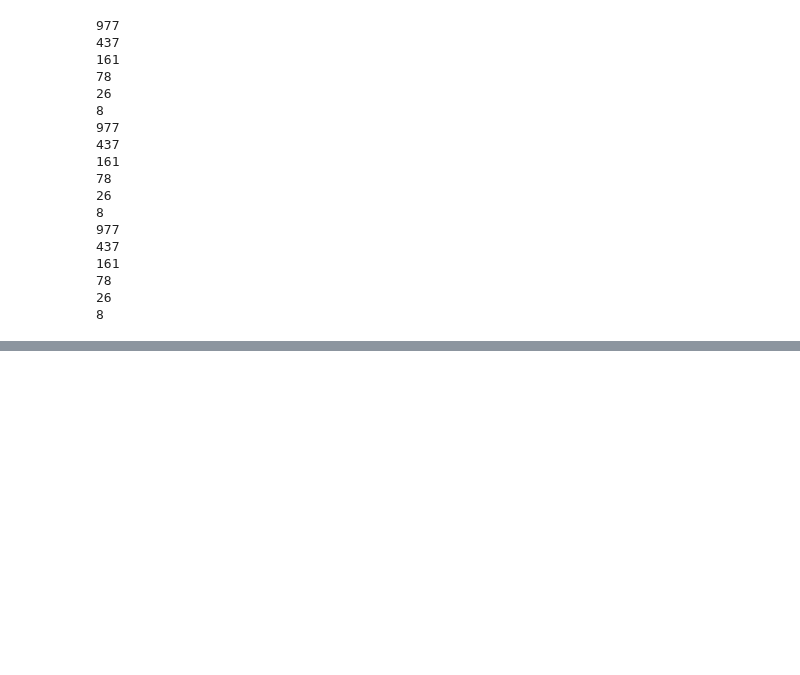
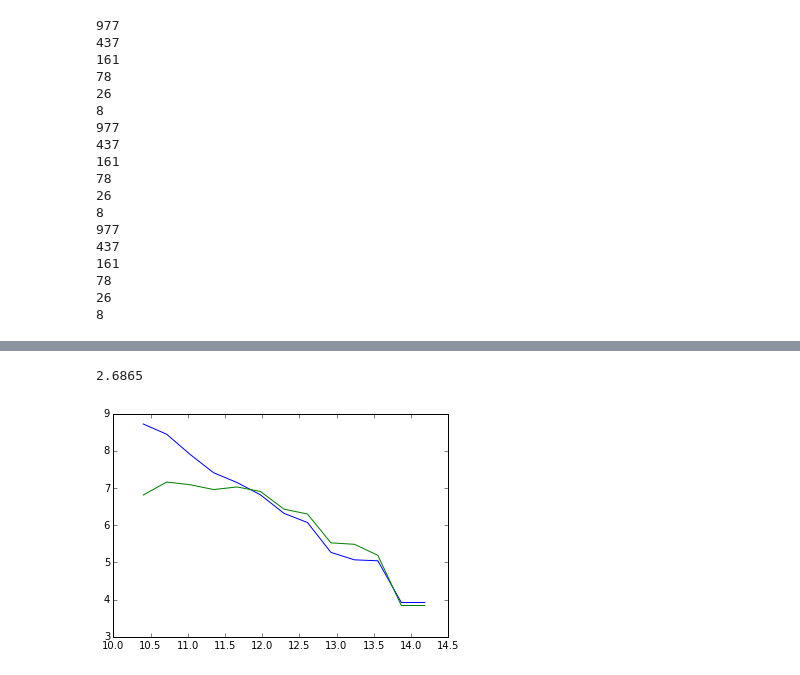
Before and after one commit to astroandes/MACH, a Jupyter notebook: plots/ComparisonPlots.ipynb, the cells around one changed output, grey strips where cells are left out. Cells and saved outputs as stored; diff of their text form; code cells hidden in the pictures; blank space fills up the shorter version.

```diff
--- a/plots/ComparisonPlots.ipynb
+++ b/plots/ComparisonPlots.ipynb
@@ -549,0 +385,22 @@ plot_dependence(mass_data[:,3], ratio, bins=7)
+# %%
+data_mass_bolshoi = np.loadtxt("../data/results/Bolshoi/mass/results.csv", delimiter=',')
+data_vel_bolshoi = np.loadtxt("../data/results/Bolshoi/velocity/results.csv", delimiter=',')
+bolshoi_particle_mass = 1.35E8 # Msun/h
+halo_mass = data_mass_bolshoi[:,4] * bolshoi_particle_mass
+conc_bolshoi_mass = data_mass_bolshoi[:,2]
+conc_bolshoi_vel = data_vel_bolshoi[:,1]
+bolshoi_npart = data_mass_bolshoi[:,4]
+# %%
+n_bins = 14
+log_mass_interval = np.linspace(10.4,14.5,n_bins)
+
+mid_log_mass_interval = 0.5*(log_mass_interval[1:] + log_mass_interval[:-1])
+mid_log_mass_interval =  log_mass_interval[:-1]
+
+conc_median = np.ones((n_bins-1,3))
+conc_up = np.ones((n_bins-1,3))
+conc_down = np.ones((n_bins-1,3))
+
+conc_median[:,0], conc_down[:,0], conc_up[:,0] = get_stats(np.log10(halo_mass), conc_bolshoi_vel, log_mass_interval)
+conc_median[:,1], conc_down[:,1], conc_up[:,1] = get_stats(np.log10(halo_mass), conc_bolshoi_vel, log_mass_interval)
+conc_median[:,2], conc_down[:,2], conc_up[:,2] = get_stats(np.log10(halo_mass), conc_bolshoi_mass, log_mass_interval)
@@ -549,0 +425,7 @@ plot_dependence(mass_data[:,3], ratio, bins=7)
+# %%
+plt.plot(mid_log_mass_interval, conc_median[:,0])
+plt.plot(mid_log_mass_interval, conc_median[:,2])
+print min(halo_mass)/1E10
+# %% [output]
+2.6865
+[figure, added]
```
Also changed, not shown: parts of 30 cells of this notebook.
